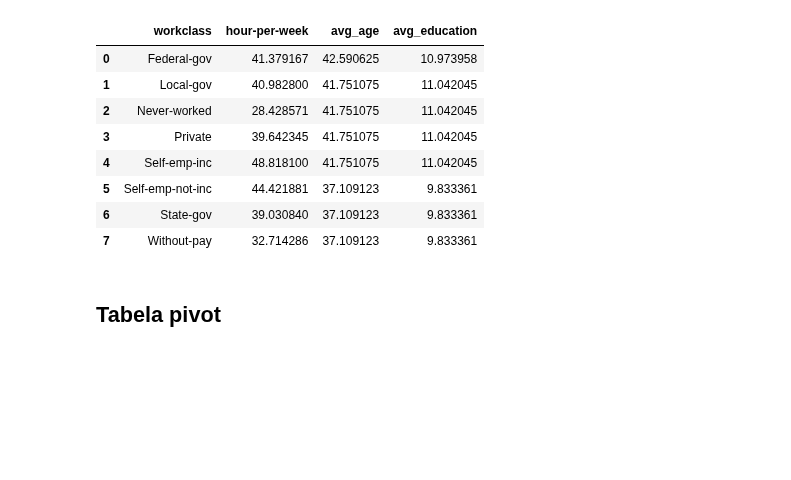
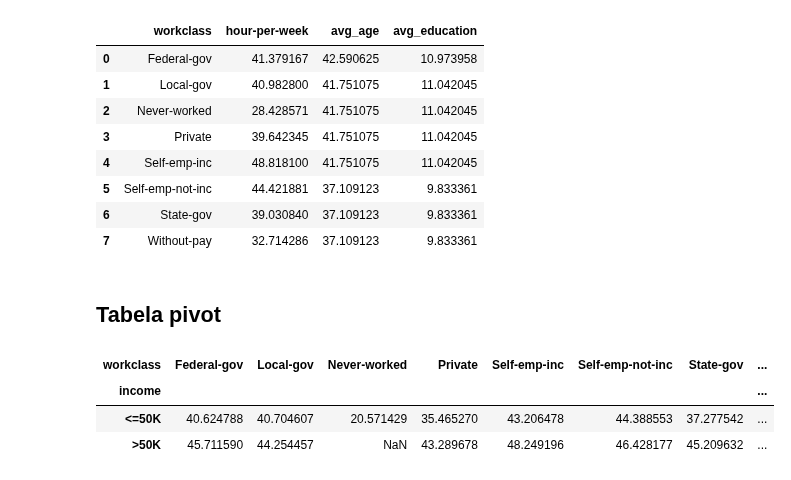
Before and after one commit to Joao-Inacio/Pandas-Descomplicado-Um-Guia-Pratico-para-Iniciantes, a Jupyter notebook: 0.2_Dataframe/dataframe.ipynb, the cells around one changed output. Saved outputs shown, nothing was run; the diff lists cells and outputs as text; code cells hidden in the pictures; blank space fills up the shorter version.

```diff
--- a/0.2_Dataframe/dataframe.ipynb
+++ b/0.2_Dataframe/dataframe.ipynb
@@ -1399,3 +1399,12 @@ group.assign(
 | 7 | Without-pay | 32.714286 | 37.109123 | 9.833361 |
 # %% [markdown]
 ## Tabela pivot
+# %%
+df.pivot_table(
+    index='income', columns='workclass', values='age', aggfunc='mean'
+)
+# %% [output]
+| workclass | Federal-gov | Local-gov | Never-worked | Private | Self-emp-inc | Self-emp-not-inc | State-gov | ... |
+| income |  |  |  |  |  |  |  | ... |
+| <=50K | 40.624788 | 40.704607 | 20.571429 | 35.465270 | 43.206478 | 44.388553 | 37.277542 | ... |
+| >50K | 45.711590 | 44.254457 | NaN | 43.289678 | 48.249196 | 46.428177 | 45.209632 | ... |
```
Also changed, not shown: parts of 3 cells of this notebook.
